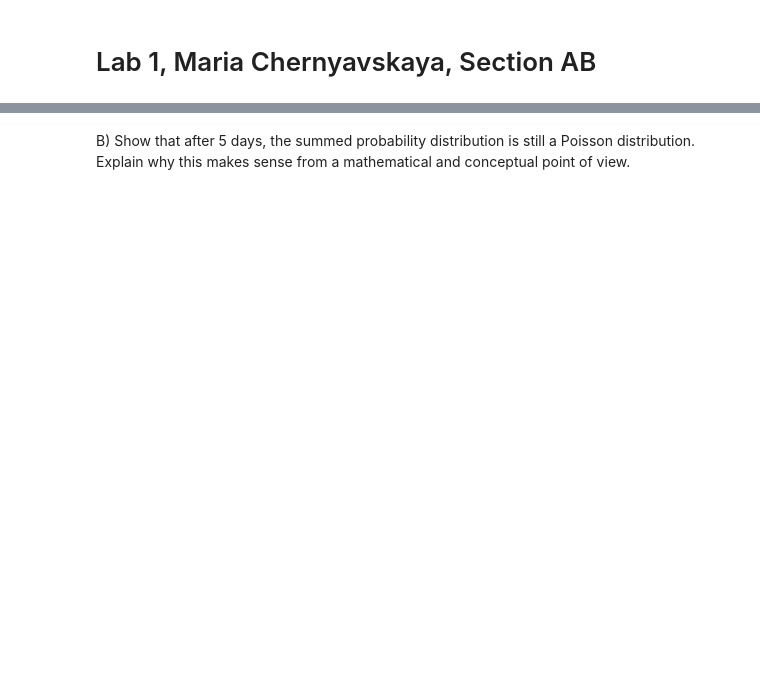
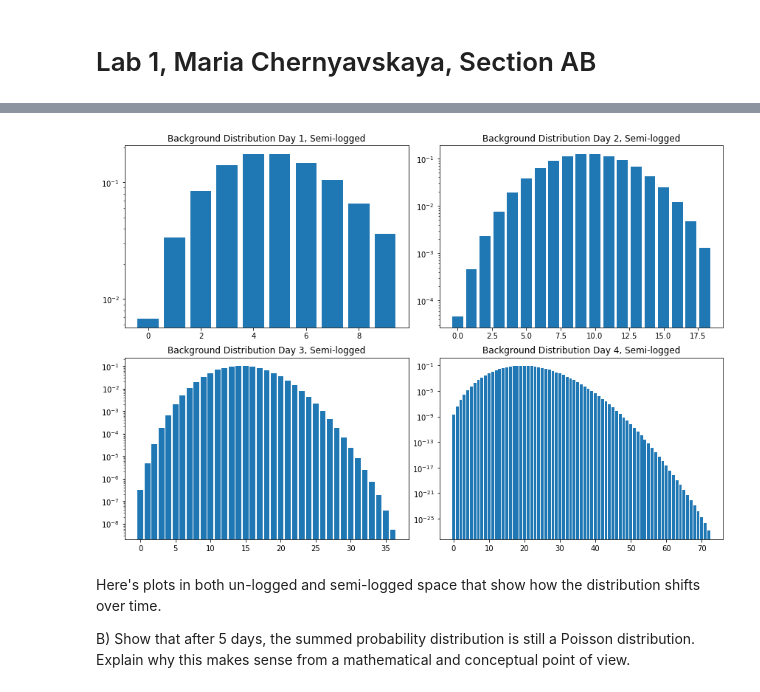
Before and after one commit to maria8ch/Phys434_BigData, a Jupyter notebook: Chernyavskaya_Report2.ipynb, the cells around one changed output, grey strips where cells are left out. Drawn from its saved outputs; the diff is of its cells as text; code cells hidden in the pictures; blank space fills up the shorter version.

```diff
--- a/Chernyavskaya_Report2.ipynb
+++ b/Chernyavskaya_Report2.ipynb
@@ -23,2 +38,24 @@ hello = stats.poisson.pmf(1, 10)
+# %%
+X = 5 # average cosmic ray background
+fig, ax = plt.subplots(2, 2, figsize=(12,8))
+plt.tight_layout(h_pad = 2)
+x = np.arange(0, 10)
+dist = stats.poisson.pmf(x, X)
+ax=ax.flatten()
+ax[0].set_title("Background Distribution Day 1, Semi-logged")
+ax[0].bar(x, dist)
+ax[0].set_yscale('log')
+
+
+for i in range(1, 4):
+    dist = np.convolve(dist, stats.poisson.pmf(x, X))
+    x = np.arange(0, len(dist))
+    ax[i].set_yscale('log')
+    ax[i].set_title("Background Distribution Day " + str(i + 1) + ", Semi-logged")
+    ax[i].bar(x, dist)
+# %% [output]
+[figure, added]
 # %% [markdown]
+Here's plots in both un-logged and semi-logged space that show how the distribution shifts over time.
+
 B) Show that after 5 days, the summed probability distribution is still a Poisson distribution. Explain why this makes sense from a mathematical and conceptual point of view.
```
Also changed, not shown: parts of 32 cells of this notebook.
